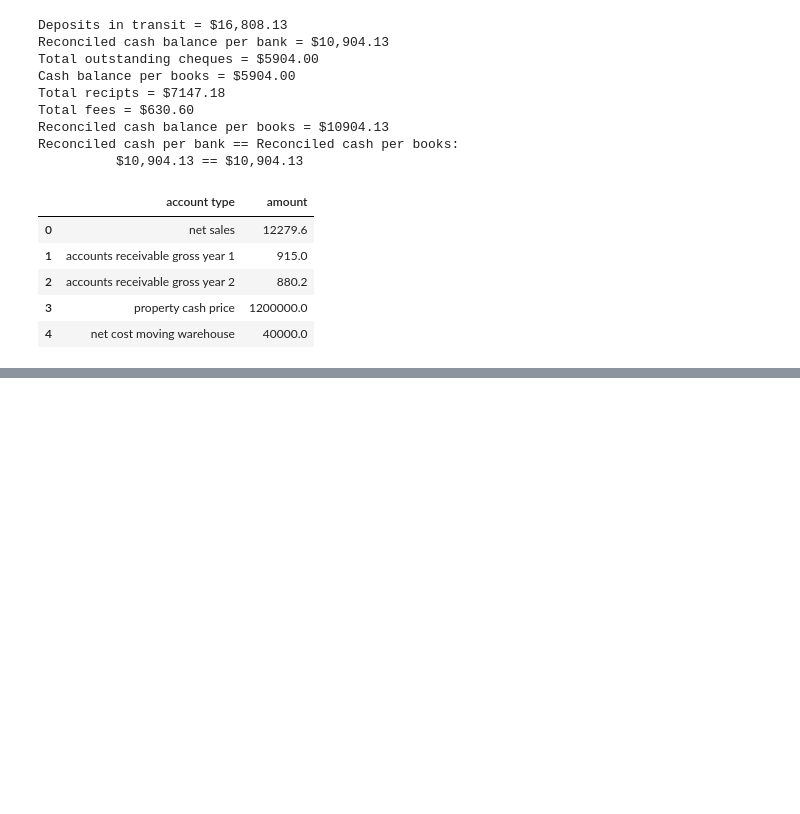
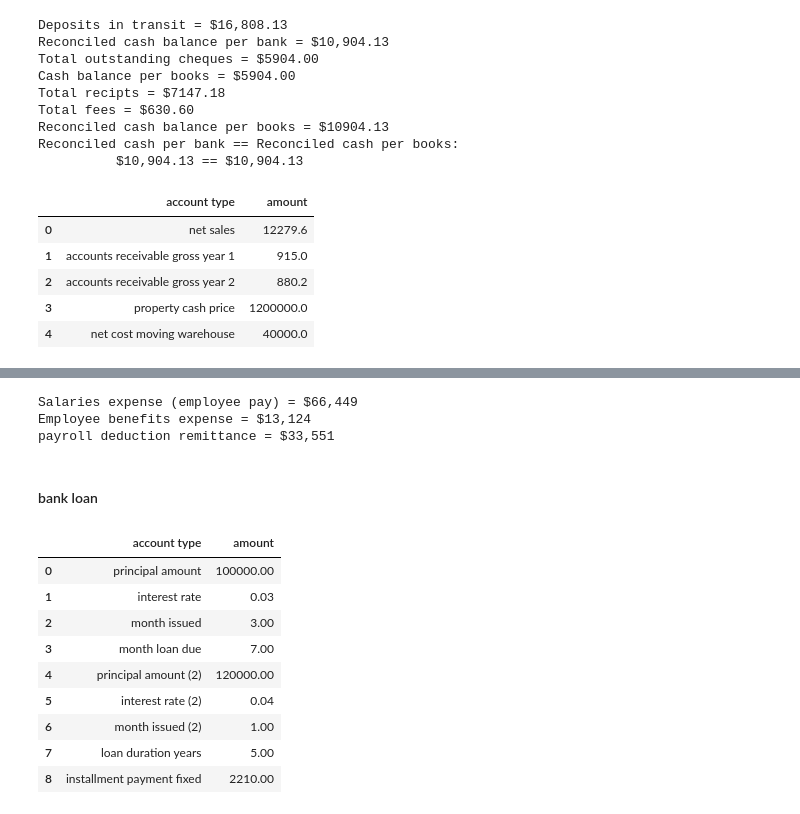
Before and after one commit to PythonCoderUnicorn/FinancialAccounting, a Jupyter notebook: documents/total/total.ipynb, the cells around one changed output, grey strips where cells are left out. Saved outputs shown, nothing was run; the diff lists cells and outputs as text; code cells hidden in the pictures; blank space fills up the shorter version.

```diff
--- a/documents/total/total.ipynb
+++ b/documents/total/total.ipynb
@@ -1432,0 +535,42 @@ Working capital = 1232.00 : 1
+# %%
+def payroll( df ):
+    deduct_sum = pay['amount'][1] + \
+                 pay['amount'][2] + \
+                 pay['amount'][3] + \
+                 pay['amount'][4] + \
+                 pay['amount'][5] + \
+                 pay['amount'][6]
+
+    salaries_payable = pay['amount'][0] - deduct_sum
+    benefit_expense = deduct_sum - pay['amount'][3]
+
+    print("Salaries expense (employee pay) = ${:,}".format(salaries_payable))
+    print("Employee benefits expense = ${:,}".format(benefit_expense))
+    print("payroll deduction remittance = ${:,}".format(deduct_sum))
+
+# ------------
+payroll( pay )
+# %% [output]
+Salaries expense (employee pay) = $66,449
+Employee benefits expense = $13,124
+payroll deduction remittance = $33,551
+# %% [markdown]
+#### bank loan
+# %%
+bankL = pd.read_csv('./Balance-sheets - bank_loan.csv')
+
+# bankL[bankL['account type'] == "month issued"]
+bankL
+
+# bankL['amount'][0]
+# %% [output]
+|  | account type | amount |
+| 0 | principal amount | 100000.00 |
+| 1 | interest rate | 0.03 |
+| 2 | month issued | 3.00 |
+| 3 | month loan due | 7.00 |
+| 4 | principal amount (2) | 120000.00 |
+| 5 | interest rate (2) | 0.04 |
+| 6 | month issued (2) | 1.00 |
+| 7 | loan duration years | 5.00 |
+| 8 | installment payment fixed | 2210.00 |
```
Also changed, not shown: parts of 59 cells of this notebook, 10 other files.
